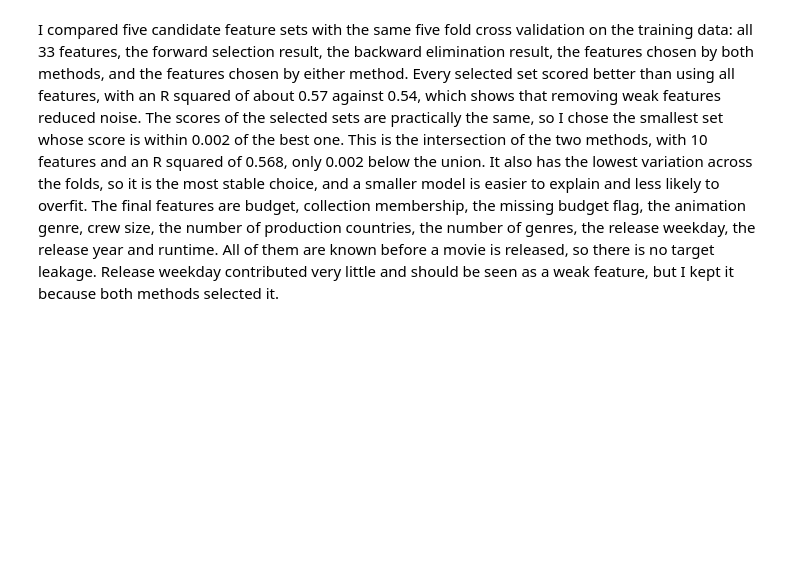
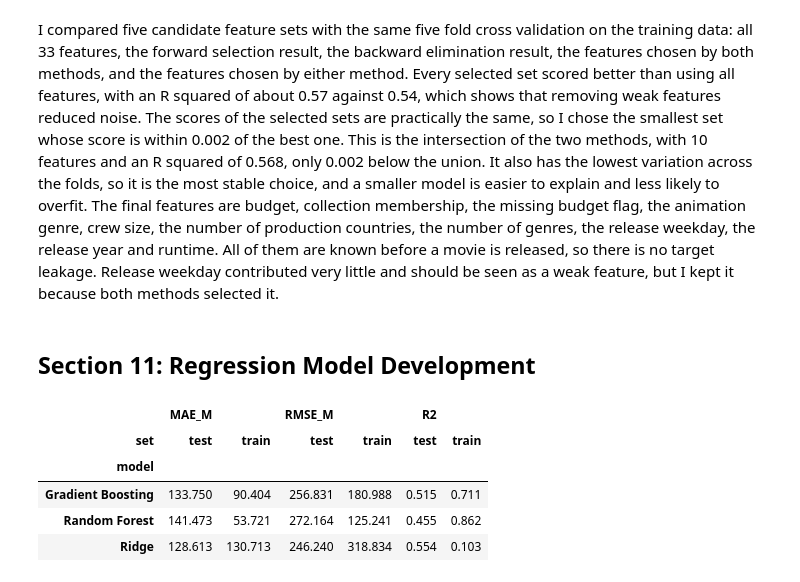
Before and after one commit to eishaiqbal767-cmyk/AI-TMBD-MOVIES-PROJECT, a Jupyter notebook: Notebooks/TMBD_Project.ipynb, the cells around one changed output. Saved outputs shown, nothing was run; the diff lists cells and outputs as text; code cells hidden in the pictures; blank space fills up the shorter version.

Commit message:
SECTION 11:  Regression Model Development

```diff
--- a/Notebooks/TMBD_Project.ipynb
+++ b/Notebooks/TMBD_Project.ipynb
@@ -1563,3 +1629,57 @@ Chosen set: intersection | 10 features
 ['budget', 'is_part_of_collection', 'budget_missing', 'genre_Animation', 'crew_size', 'n_countries', 'n_genres', 'release_weekday', 'release_year', 'runtime']
 # %% [markdown]
 I compared five candidate feature sets with the same five fold cross validation on the training data: all 33 features, the forward selection result, the backward elimination result, the features chosen by both methods, and the features chosen by either method. Every selected set scored better than using all features, with an R squared of about 0.57 against 0.54, which shows that removing weak features reduced noise. The scores of the selected sets are practically the same, so I chose the smallest set whose score is within 0.002 of the best one. This is the intersection of the two methods, with 10 features and an R squared of 0.568, only 0.002 below the union. It also has the lowest variation across the folds, so it is the most stable choice, and a smaller model is easier to explain and less likely to overfit. The final features are budget, collection membership, the missing budget flag, the animation genre, crew size, the number of production countries, the number of genres, the release weekday, the release year and runtime. All of them are known before a movie is released, so there is no target leakage. Release weekday contributed very little and should be seen as a weak feature, but I kept it because both methods selected it.
+# %% [markdown]
+## Section 11: Regression Model Development
+# %%
+from sklearn.linear_model import Ridge
+from sklearn.ensemble import RandomForestRegressor, GradientBoostingRegressor
+from sklearn.compose import TransformedTargetRegressor
+from sklearn.base import clone
+from sklearn.metrics import mean_absolute_error, mean_squared_error, r2_score
+
+class ColumnSelector(BaseEstimator, TransformerMixin):
+    def __init__(self, columns):
+        self.columns = columns
+    def fit(self, X, y=None):
+        return self
+    def transform(self, X):
+        return X[self.columns]
+    def get_feature_names_out(self, input_features=None):
+        return np.array(self.columns)
+
+def make_model(reg):
+    return Pipeline([
+        ('prep', clone(preprocessor)),
+        ('select', ColumnSelector(final_features)),
+        ('model', TransformedTargetRegressor(regressor=reg, func=np.log1p, inverse_func=np.expm1)),
+    ]).set_output(transform='pandas')
+
+def metrics(y_true, y_pred):
+    mse = mean_squared_error(y_true, y_pred)
+    return {'MAE_M': mean_absolute_error(y_true, y_pred) / 1e6, 'MSE': mse,
+            'RMSE_M': np.sqrt(mse) / 1e6, 'R2': r2_score(y_true, y_pred)}
+
+TRAINING_TIME = datetime.now()
+models = {
+    'Ridge': make_model(Ridge(alpha=1.0)),
+    'Random Forest': make_model(RandomForestRegressor(n_estimators=300, random_state=SEED, n_jobs=-1)),
+    'Gradient Boosting': make_model(GradientBoostingRegressor(random_state=SEED)),
+}
+
+rows = []
+for name, m in models.items():
+    m.fit(X_train, y_train)
+    for split, X_, y_ in [('train', X_train, y_train), ('test', X_test, y_test)]:
+        rows.append({'model': name, 'set': split, **metrics(y_, m.predict(X_))})
+
+results = pd.DataFrame(rows)
+display(results.pivot(index='model', columns='set', values=['MAE_M', 'RMSE_M', 'R2']).round(3))
+print('Training time:', TRAINING_TIME.isoformat(timespec='seconds'))
+# %% [output]
+|  | MAE_M |  | RMSE_M |  | R2 |  |
+| set | test | train | test | train | test | train |
+| model |  |  |  |  |  |  |
+| Gradient Boosting | 133.750 | 90.404 | 256.831 | 180.988 | 0.515 | 0.711 |
+| Random Forest | 141.473 | 53.721 | 272.164 | 125.241 | 0.455 | 0.862 |
+| Ridge | 128.613 | 130.713 | 246.240 | 318.834 | 0.554 | 0.103 |
```
Also changed, not shown: parts of 7 cells of this notebook.
